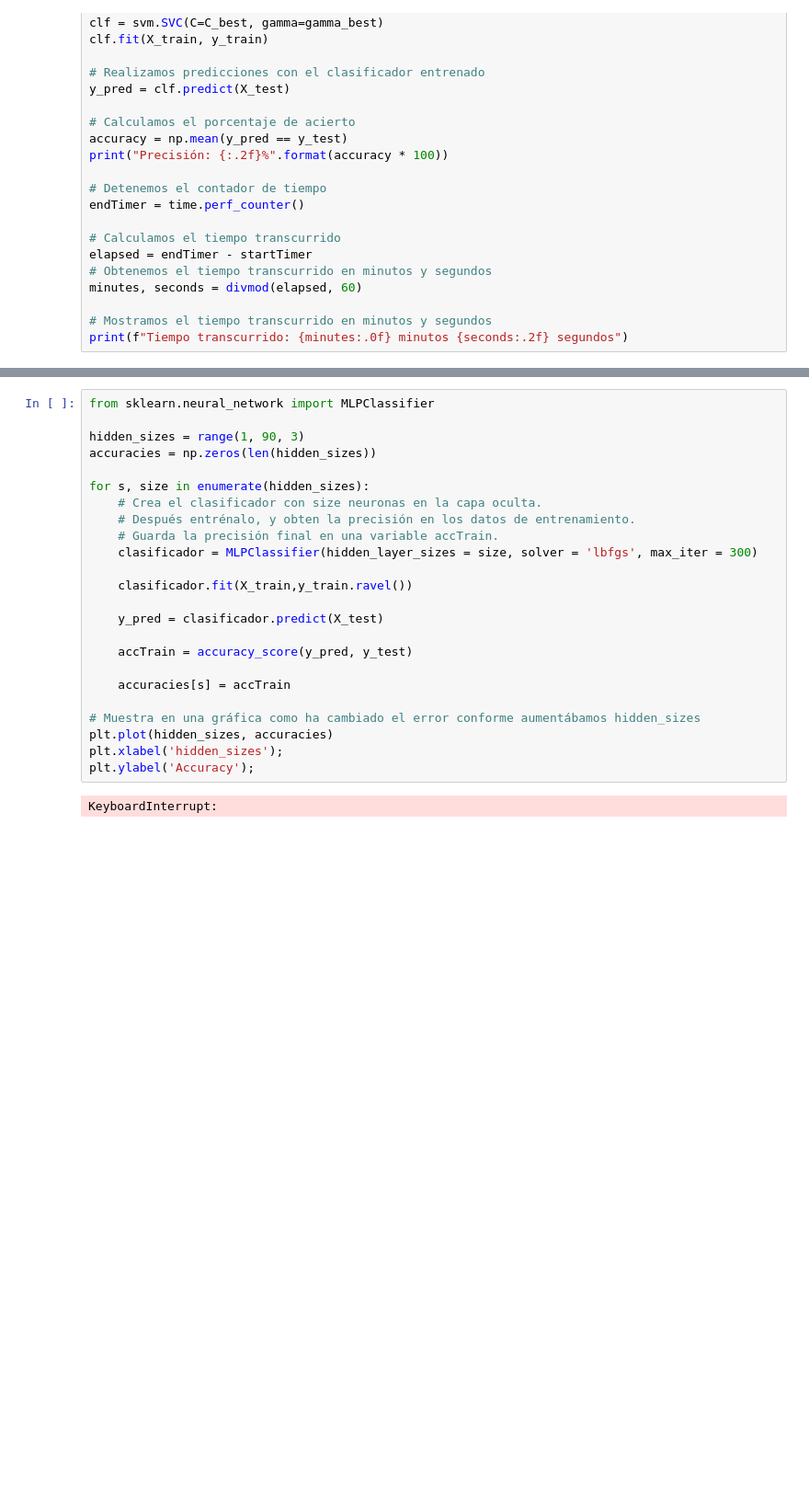
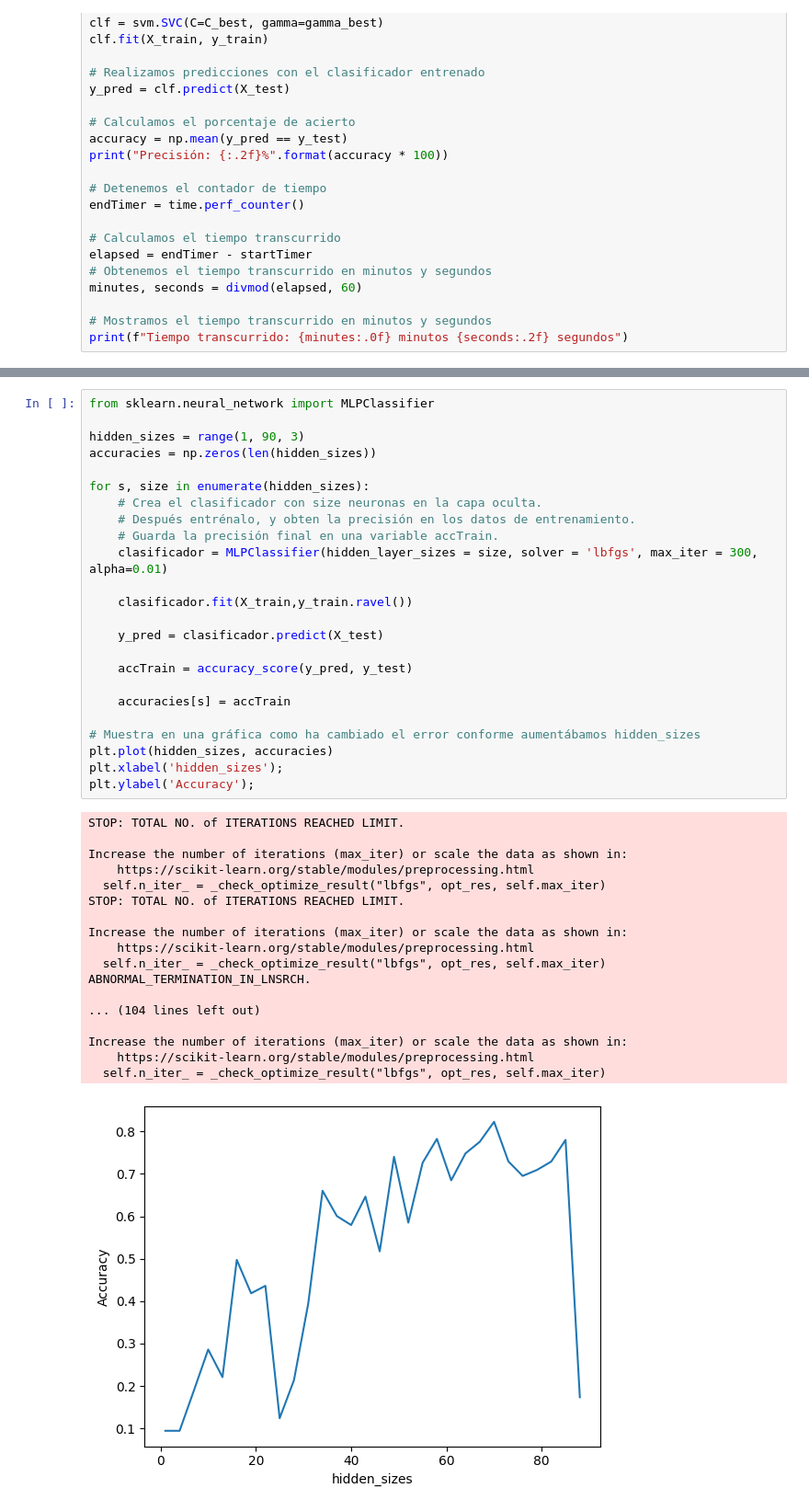
Before and after one commit to Ninjalice/ImageClasificator, a Jupyter notebook: odei.ipynb, the cells around one changed output, grey strips where cells are left out. Shown at 92% size. Cells and saved outputs as stored; diff of their text form; blank space fills up the shorter version.

```diff
--- a/odei.ipynb
+++ b/odei.ipynb
@@ -171,26 +171,43 @@ plt.bar(classes, valores)
 # %%
 from sklearn.neural_network import MLPClassifier
 
 hidden_sizes = range(1, 90, 3)
 accuracies = np.zeros(len(hidden_sizes))
 
 for s, size in enumerate(hidden_sizes):
     # Crea el clasificador con size neuronas en la capa oculta.
     # Después entrénalo, y obten la precisión en los datos de entrenamiento.
     # Guarda la precisión final en una variable accTrain.
-    clasificador = MLPClassifier(hidden_layer_sizes = size, solver = 'lbfgs', max_iter = 300)
+    clasificador = MLPClassifier(hidden_layer_sizes = size, solver = 'lbfgs', max_iter = 300, alpha=0.01)
 
     clasificador.fit(X_train,y_train.ravel())
 
     y_pred = clasificador.predict(X_test)
 
     accTrain = accuracy_score(y_pred, y_test)
 
     accuracies[s] = accTrain
 
 # Muestra en una gráfica como ha cambiado el error conforme aumentábamos hidden_sizes
 plt.plot(hidden_sizes, accuracies)
 plt.xlabel('hidden_sizes');
 plt.ylabel('Accuracy');
 # %% [output]
-KeyboardInterrupt:
+STOP: TOTAL NO. of ITERATIONS REACHED LIMIT.
+
+Increase the number of iterations (max_iter) or scale the data as shown in:
+    https://scikit-learn.org/stable/modules/preprocessing.html
+  self.n_iter_ = _check_optimize_result("lbfgs", opt_res, self.max_iter)
+STOP: TOTAL NO. of ITERATIONS REACHED LIMIT.
+
+Increase the number of iterations (max_iter) or scale the data as shown in:
+    https://scikit-learn.org/stable/modules/preprocessing.html
+  self.n_iter_ = _check_optimize_result("lbfgs", opt_res, self.max_iter)
+ABNORMAL_TERMINATION_IN_LNSRCH.
+
+... (104 lines left out)
+
+Increase the number of iterations (max_iter) or scale the data as shown in:
+    https://scikit-learn.org/stable/modules/preprocessing.html
+  self.n_iter_ = _check_optimize_result("lbfgs", opt_res, self.max_iter)
+[figure, added]
```
Also changed, not shown: parts of 12 cells of this notebook, 1 other file.
